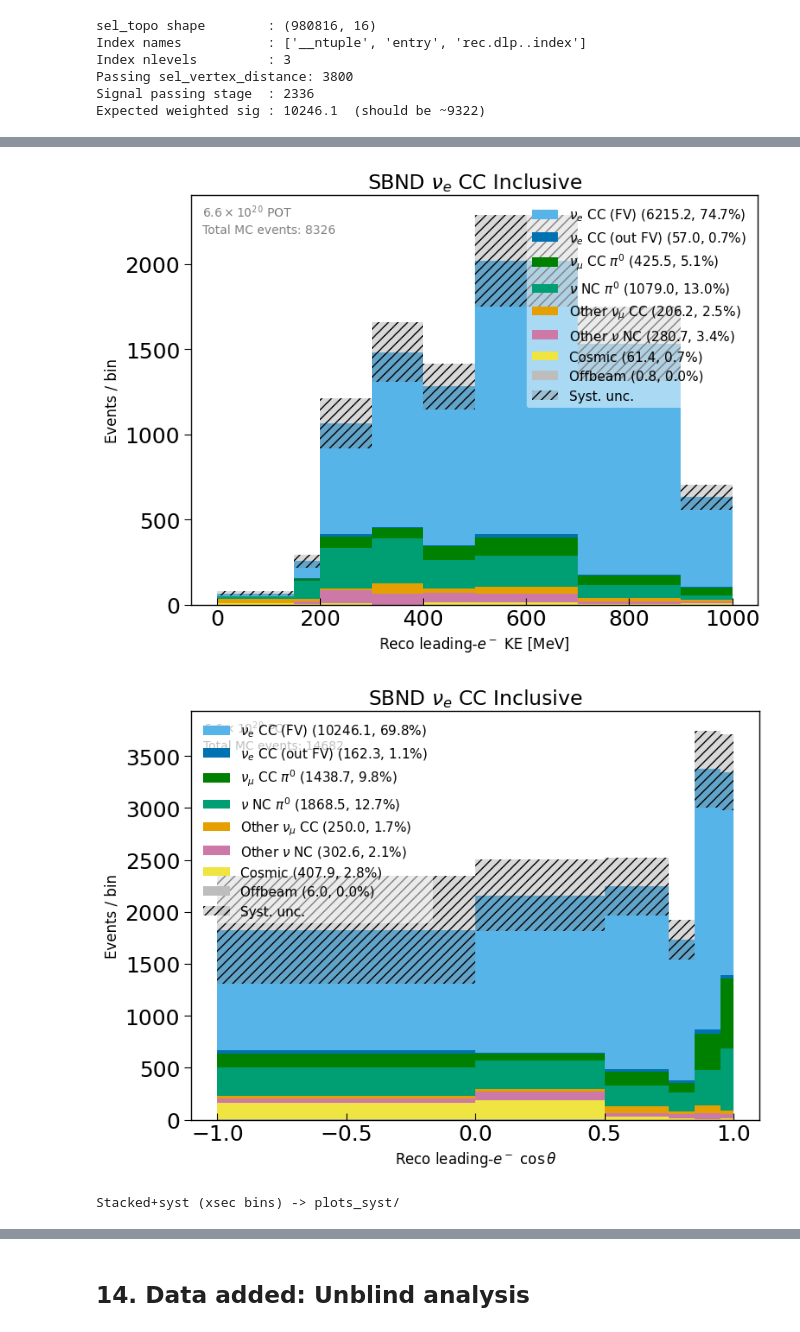
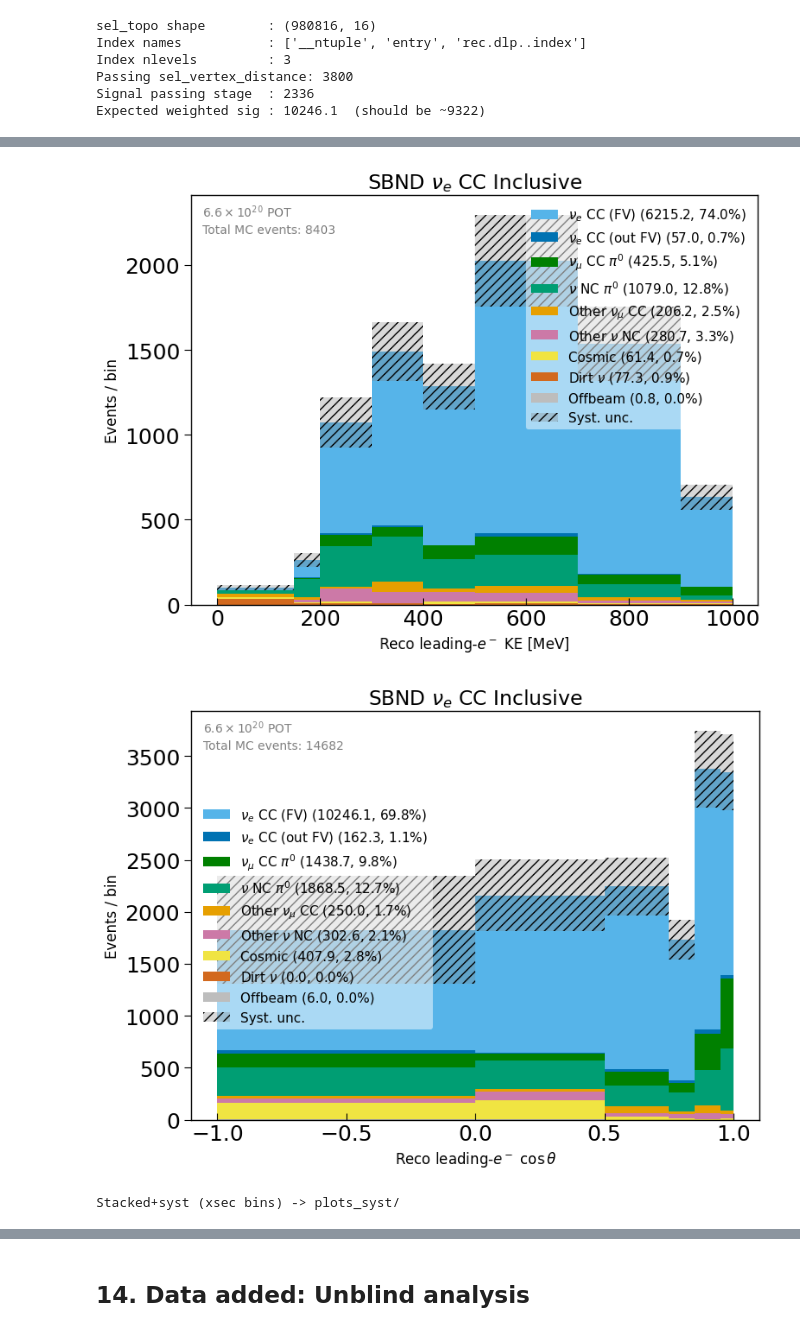
Before and after one commit to castalyfan1012/cafpyana, a Jupyter notebook: analysis_village/nueCC/nue_syst.ipynb, the cells around one changed output, grey strips where cells are left out. Saved outputs shown, nothing was run; the diff lists cells and outputs as text; code cells hidden in the pictures.

```diff
--- a/analysis_village/nueCC/nue_syst.ipynb
+++ b/analysis_village/nueCC/nue_syst.ipynb
@@ -42,12 +42,15 @@ SEL_FILE = f'{DF_OUT_DIR}/selected_nuecc_qual.df'
 # MUST be the same file used when sel_qual was generated.
 # DF_FILE      = '/home/castalyf/cafpyana_out/mc1e20_nueCC_test_small.df'
 DF_FILE      = '/exp/sbnd/data/users/castalyf/nue_sel/production_files/gen1/mc1e20_nueCC_v2.df'
+LOWE_FILE        = '/exp/sbnd/data/users/castalyf/nue_sel/production_files/gen1/mc1e20_lowE.df'
+
 DATA_FILE = '/exp/sbnd/data/users/castalyf/nue_sel/production_files/gen1/data_dev.df'
 OFFBEAM_FILE = '/exp/sbnd/data/users/castalyf/nue_sel/production_files/gen1/data_offbeamlight.df'
 
 # WEIGHTS_FILE: universe weights (flux/GENIE reweighting)
 # WEIGHTS_FILE = '/home/castalyf/cafpyana_out/mc1e20_nueCC_sys_test_small.df'
 WEIGHTS_FILE = '/exp/sbnd/data/users/castalyf/nue_sel/production_files/gen1/mc1e20_nueCC_sys_v2.df'
+WEIGHTS_FILE_lowE = '/exp/sbnd/data/users/castalyf/nue_sel/production_files/gen1/mc1e20_lowE_sys.df'
 
 for d in [SYST_DIR, PLOT_DIR,
           f'{PLOT_DIR}/univ', f'{PLOT_DIR}/cov', f'{PLOT_DIR}/fracunc']:
@@ -1159,7 +814,7 @@ VarConfigs ready:
   reco_ke  n_bins=7
   reco_costheta  n_bins=10
 # %%
-for c in genie_cols[:5]:
+for c in genie_cols_aligned[:5]:
     print(
         c,
         wgt_aligned[c].mean(),
@@ -2048,10 +1860,13 @@ Signal passing stage  : 2336
 Expected weighted sig : 10246.1  (should be ~9322)
 # %%
 def _build_mc_ob_series(sel_df, stage_col, var_col, mc_weight,
-                         offbeam_vals, ob_weight, extra_mask=None):
+                         offbeam_vals, ob_weight,
+                         dirt_vals=LOWE_RECO_FINAL.get(vcfg.name, np.array([])),
+                         dirt_weight=lowE_pot_scale_to_data,
+                         extra_mask=None):
     """
     Returns (series_list, weights_list, labels, colors) for plot_stacked_hist.
-    MC cats 0-6 use mc_weight; offbeam (cat 7) uses ob_weight.
+    MC cats 0-6, then dirt (cat 9), then offbeam (cat 7).
     """
     mc_cats = [0, 1, 2, 3, 4, 5, 6]
     series_list, weights_list = [], []
@@ -2062,12 +1877,27 @@ def _build_mc_ob_series(sel_df, stage_col, var_col, mc_weight,
         vals = sel_df.loc[m, var_col].dropna().values
         series_list.append(vals)
         weights_list.append(np.full(len(vals), mc_weight))
+
+    labels = [nh.CAT_LABELS[c] for c in mc_cats]
+    colors = [nh.CAT_COLORS[c] for c in mc_cats]
+
+    # Dirt
+    if dirt_vals is not None and dirt_weight is not None:
+        dv = np.asarray(dirt_vals, dtype=float)
+        dv = dv[~np.isnan(dv)]
+        series_list.append(dv)
+        weights_list.append(np.full(len(dv), dirt_weight))
+        labels.append(nh.CAT_LABELS[9])
+        colors.append(nh.CAT_COLORS[9])
+
+    # Offbeam
     ob = np.asarray(offbeam_vals if offbeam_vals is not None else [], dtype=float)
     ob = ob[~np.isnan(ob)]
     series_list.append(ob)
     weights_list.append(np.full(len(ob), ob_weight))
-    labels = [nh.CAT_LABELS[c] for c in mc_cats] + [nh.CAT_LABELS[7]]
-    colors = [nh.CAT_COLORS[c] for c in mc_cats] + [nh.CAT_COLORS[7]]
+    labels.append(nh.CAT_LABELS[7])
+    colors.append(nh.CAT_COLORS[7])
+
     return series_list, weights_list, labels, colors
 
 
@@ -2080,9 +1910,10 @@ def _total_hist(series_list, weights_list, bins_arr):
 # %%
 import nue_helpers as nh
 
-DISPLAY_CATS = [0, 1, 2, 3, 4, 5, 6, 7]
+DISPLAY_CATS = [0, 1, 2, 3, 4, 5, 6, 9, 7]   # 9=dirt before 7=offbeam
 _labels = [nh.CAT_LABELS[c] for c in DISPLAY_CATS]
 _colors = [nh.CAT_COLORS[c] for c in DISPLAY_CATS]
+
 
 DISP_KE_BINS  = np.linspace(0, 2000, 13)
 DISP_COS_BINS = np.linspace(-1, 1,   13)
@@ -2106,6 +1937,8 @@ for vcfg in VAR_CFGS:
         mc_weight=pot_scale,
         offbeam_vals=OFFBEAM_RECO.get(vcfg.name, np.array([])),
         ob_weight=offbeam_scale,
+        dirt_vals=LOWE_RECO_TOPO.get(vcfg.name, np.array([])),  # FIX
+        dirt_weight=lowE_pot_scale_to_data,
         extra_mask=_extra_mask)
 
     total_disp = _total_hist(series_list, weights_list, disp_bins)
@@ -2123,12 +1956,17 @@ for vcfg in VAR_CFGS:
     ax.bar(disp_bins[:-1], 2*unc_disp, bottom=total_disp-unc_disp,
            width=bw, align='edge', alpha=0.3, color='gray',
            hatch='///', label='Syst. unc.', linewidth=0)
+
     handles, lbls = ax.get_legend_handles_labels()
     ax.legend(handles, lbls, fontsize=7, ncol=2, loc='upper right',
               frameon=True, framealpha=0.85, edgecolor='none')
-    total_frac = np.sqrt(total_var.sum())/cv['sig_cv'].sum() if cv['sig_cv'].sum()>0 else 0
+
+    total_frac = np.sqrt(total_var.sum()) / cv['sig_cv'].sum() \
+        if cv['sig_cv'].sum() > 0 else 0
+
     ax.text(0.02, 0.85, f'Total syst. unc.: {total_frac*100:.1f}%',
             transform=ax.transAxes, fontsize=10, color='gray')
+
     fig.tight_layout()
     savefig(fig, f'{vcfg.name}_cv_with_syst_band')
 
@@ -2162,34 +2000,36 @@ for vcfg in VAR_CFGS:
     series_list, weights_list, labels_all, colors_all = _build_mc_ob_series(
         sel_topo, FINAL_STAGE, vcfg.name,
         mc_weight=pot_scale,
         offbeam_vals=OFFBEAM_RECO.get(vcfg.name, np.array([])),
         ob_weight=offbeam_scale,
+        dirt_vals=LOWE_RECO_TOPO.get(vcfg.name, np.array([])),
+        dirt_weight=lowE_pot_scale_to_data,
         extra_mask=_extra_mask)
 
     total_disp = _total_hist(series_list, weights_list, disp_bins)
     unc_disp   = frac_disp * total_disp
 
     fig, ax = plt.subplots(figsize=(8, 6))
     nh.plot_stacked_hist(
         series_list=series_list, labels=labels_all, colors=colors_all,
         bins=disp_bins, weights=weights_list,
         xlabel=vcfg.var_plot_name, title=TITLE,
         pot_label=POT_LABEL, ax=ax,
         invert_stack_order=True, show_counts=True, show_percentage=True)
 
     bw = np.diff(disp_bins)
     ax.bar(disp_bins[:-1], 2*unc_disp, bottom=total_disp-unc_disp,
            width=bw, align='edge', alpha=0.3, color='gray',
            hatch='///', label='Syst. unc.', linewidth=0)
     handles, lbls = ax.get_legend_handles_labels()
     ax.legend(handles, lbls, fontsize=11, ncol=1, loc='best',
               frameon=True, framealpha=0.5, edgecolor='none')
     fig.tight_layout()
     savefig(fig, f'{vcfg.name}_cv_with_syst_band_xsecbins')
 
 print('Stacked+syst (xsec bins) -> plots_syst/')
 # %% [output]
-[figure, old version]
+[figure, new version]
-[figure, old version]
+[figure, new version]
 Stacked+syst (xsec bins) -> plots_syst/
 # %%
```
Also changed, not shown: parts of 52 cells of this notebook, 12 other files.
